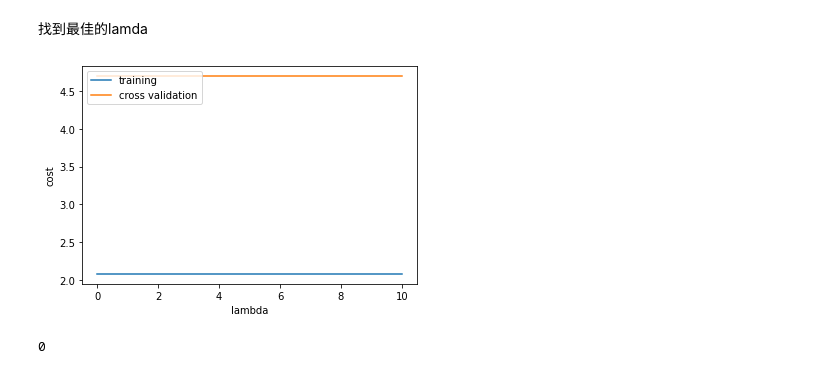
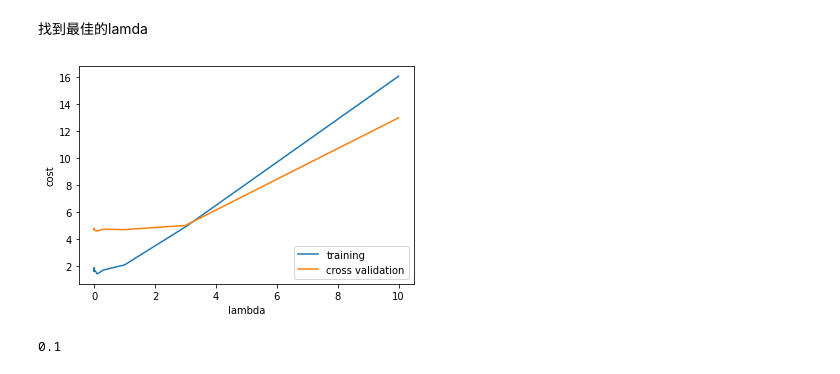
Before and after one commit to sakoXY/ML_ex_python, a Jupyter notebook: ex5/ex5.ipynb, the cells around one changed output. Drawn from its saved outputs; the diff is of its cells as text; code cells hidden in the pictures.

```diff
--- a/ex5/ex5.ipynb
+++ b/ex5/ex5.ipynb
@@ -60,7 +60,7 @@ def regularized_gradient(theta, X, y, l=1):
     m = X.shape[0]
     regularized_term = theta.copy()
     regularized_term[0] = 0
-    regularized_term = (1 / m) * regularized_term
+    regularized_term = (l / m) * regularized_term
 
     return gradient(theta, X, y) + regularized_term
 # %%
@@ -109,10 +109,12 @@ plt.show()
 training_cost, cv_cost = [], []
 # %%
 m = X.shape[0]
+
 for i in range(1, m + 1):
     res = linear_regression_np(X[:i, :], y[:i], l=0)
+
     tc = regularized_cost(res.x, X[:i, :], y[:i], l=0)
-    cv = regularized_cost(res.x, Xval, yval, l=0)
+    cv = cost(res.x, Xval, yval)
 
     training_cost.append(tc)
     cv_cost.append(cv)
@@ -130,13 +132,9 @@ plt.show()
 # %%
 def prepare_poly_data(*args, power):
     def prepare(x):
-        # 特征映射
         df = poly_features(x, power=power)
 
-        # 归一化处理
-        ndarr = np.matrix(normalize_feature(df))
-
-        # 添加偏置项
+        ndarr = normalize_feature(df).values
         return np.insert(ndarr, 0, np.ones(ndarr.shape[0]), axis=1)
 
     return [prepare(x) for x in args]
@@ -174,6 +170,7 @@ poly_features(X, power=3)
 def normalize_feature(df):
     return df.apply(lambda column: (column - column.mean()) / column.std())
 # %%
+X, y, Xval, yval, Xtest, ytest = load_data()
 X_poly, Xval_poly, Xtest_poly = prepare_poly_data(X, Xval, Xtest, power=8)
 X_poly[:3, :]
 # %% [output]
@@ -249,17 +247,17 @@ for l in l_candidate:
 # %%
 plt.plot(l_candidate, training_cost, label='training')
 plt.plot(l_candidate, cv_cost, label='cross validation')
-plt.legend(loc=2)
+plt.legend(loc=4)
 
 plt.xlabel('lambda')
 plt.ylabel('cost')
 plt.show()
 # %% [output]
-[figure, old version]
+[figure, new version]
 # %%
 l_candidate[np.argmin(cv_cost)]
 # %% [output]
-0
+0.1
 # %%
 for l in l_candidate:
     theta = linear_regression_np(X_poly, y, l).x
```
Also changed, not shown: parts of 6 cells of this notebook, 1 other file.
